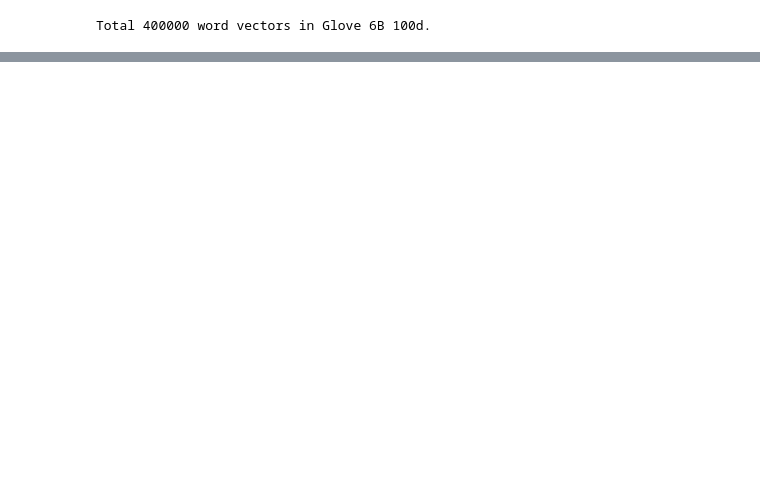
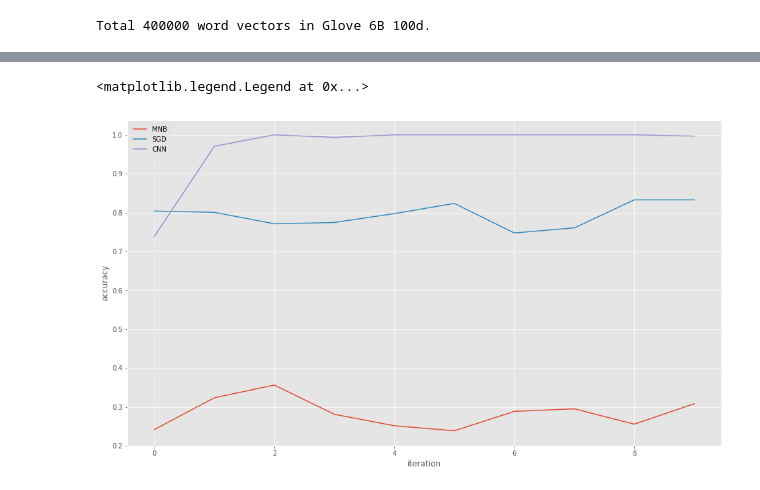
Before and after one commit to Ditwoo/judocs_classification, a Jupyter notebook: notebooks/file_classification.ipynb, the cells around one changed output, grey strips where cells are left out. Cells and saved outputs as stored; diff of their text form; code cells hidden in the pictures; blank space fills up the shorter version.

```diff
--- a/notebooks/file_classification.ipynb
+++ b/notebooks/file_classification.ipynb
@@ -156,10 +164,11 @@ mnb_text_clf.score(X_test, y_test)
 # %%
 # Stochastic Gradient Descent
-sgd_text_clf = Pipeline([('vect', CountVectorizer()),
-                         ('tfidf', TfidfTransformer()),
-                         ('sgd-clf', SGDClassifier(loss='hinge',
-                                                   penalty='l2',
-                                                   alpha=1e-3,
-                                                   random_state=811))])
-
-sgd_text_clf = sgd_text_clf.fit(X_train, y_train)
+sgd_cv_scores = kfold_scores(model=Pipeline([('vect', CountVectorizer()),
+                                             ('tfidf', TfidfTransformer()),
+                                             ('sgd-clf', SGDClassifier(loss='hinge',
+                                                                       penalty='l2',
+                                                                       alpha=1e-3,
+                                                                       random_state=811))]),
+                             x=dataset.text,
+                             y=dataset.cluster_by_text_35,
+                             n_splits=10)
@@ -199,6 +241,6 @@ Found 16153 unique tokens.
 # %%
-data = pad_sequences(sequences, maxlen=MAX_SEQUENCE_LENGTH)
-labels = to_categorical(text_data.cluster_by_text_35.values)
+word_index, data = convert_texts(dataset.text.values)
+labels = to_categorical(dataset.cluster_by_text_35.values)
 
 print('Shape of data tensor:', data.shape)
 print('Shape of label tensor:', labels.shape)
@@ -271,0 +273,7 @@ preds = Dense(35, activation='softmax')(l_dense)
+# %%
+cnn_cv_scores = kfold_scores(model=get_cnn_model(word_index, embedding_matrix),
+                             x=data,
+                             y=labels,
+                             fit_params={'epochs': 10, 'batch_size': 128, 'verbose': 0},
+                             n_splits=10,
+                             is_neural_network=True)
@@ -319,0 +346,11 @@ model.save('../models/simple-conv.h5')
+# %%
+plt.figure(figsize=(16, 9))
+plt.plot(range(len(mnb_cv_scores)), mnb_cv_scores)
+plt.plot(range(len(sgd_cv_scores)), sgd_cv_scores)
+plt.plot(range(len(cnn_cv_scores)), [item[1] for item in cnn_cv_scores])
+plt.xlabel('iteration')
+plt.ylabel('accuracy')
+plt.legend(['MNB', 'SGD', 'CNN'])
+# %% [output]
+<matplotlib.legend.Legend at 0x...>
+[figure, added]
```
Also changed, not shown: parts of 30 cells of this notebook, 1 other file.
